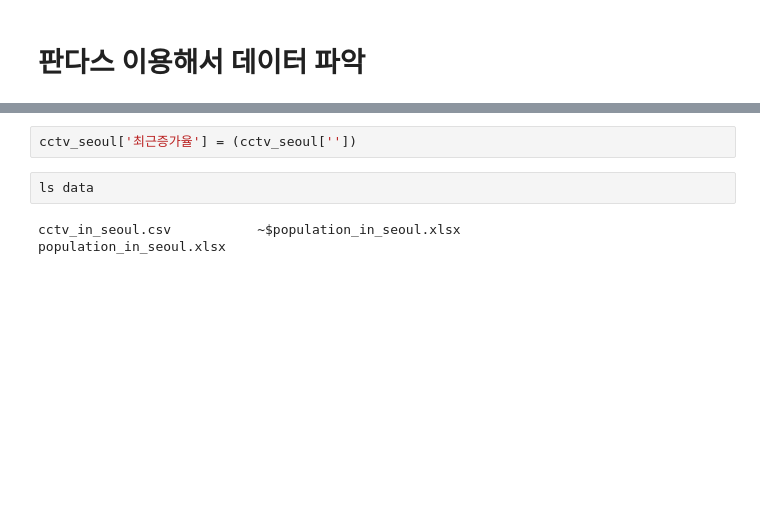
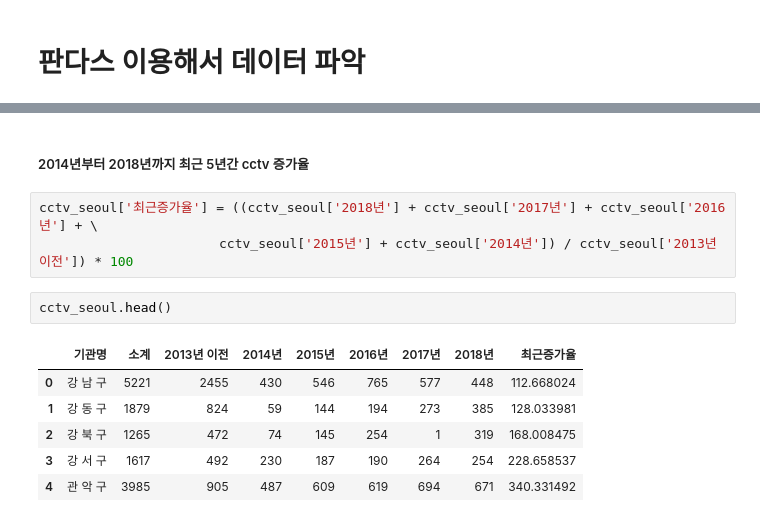
Before and after one commit to jinkyukim-me/python_data_science, a Jupyter notebook: cctv_in_seoul.ipynb, the cells around one changed output, grey strips where cells are left out. Saved outputs shown, nothing was run; the diff lists cells and outputs as text; blank space fills up the shorter version.

```diff
--- a/cctv_in_seoul.ipynb
+++ b/cctv_in_seoul.ipynb
@@ -940,7 +932,14 @@ cctv_seoul.sort_values(by='소계', ascending=False).head()
-# %%
-cctv_seoul['최근증가율'] = (cctv_seoul[''])
-# %%
-ls data
-# %% [output]
-cctv_in_seoul.csv           ~$population_in_seoul.xlsx
-population_in_seoul.xlsx
+# %% [markdown]
+##### 2014년부터 2018년까지 최근 5년간 cctv 증가율
+# %%
+cctv_seoul['최근증가율'] = ((cctv_seoul['2018년'] + cctv_seoul['2017년'] + cctv_seoul['2016년'] + \
+                       cctv_seoul['2015년'] + cctv_seoul['2014년']) / cctv_seoul['2013년 이전']) * 100
+# %%
+cctv_seoul.head()
+# %% [output]
+|  | 기관명 | 소계 | 2013년 이전 | 2014년 | 2015년 | 2016년 | 2017년 | 2018년 | 최근증가율 |
+| 0 | 강 남 구 | 5221 | 2455 | 430 | 546 | 765 | 577 | 448 | 112.668024 |
+| 1 | 강 동 구 | 1879 | 824 | 59 | 144 | 194 | 273 | 385 | 128.033981 |
+| 2 | 강 북 구 | 1265 | 472 | 74 | 145 | 254 | 1 | 319 | 168.008475 |
+| 3 | 강 서 구 | 1617 | 492 | 230 | 187 | 190 | 264 | 254 | 228.658537 |
+| 4 | 관 악 구 | 3985 | 905 | 487 | 609 | 619 | 694 | 671 | 340.331492 |
```
Also changed, not shown: parts of 49 cells of this notebook, 1 other file.
